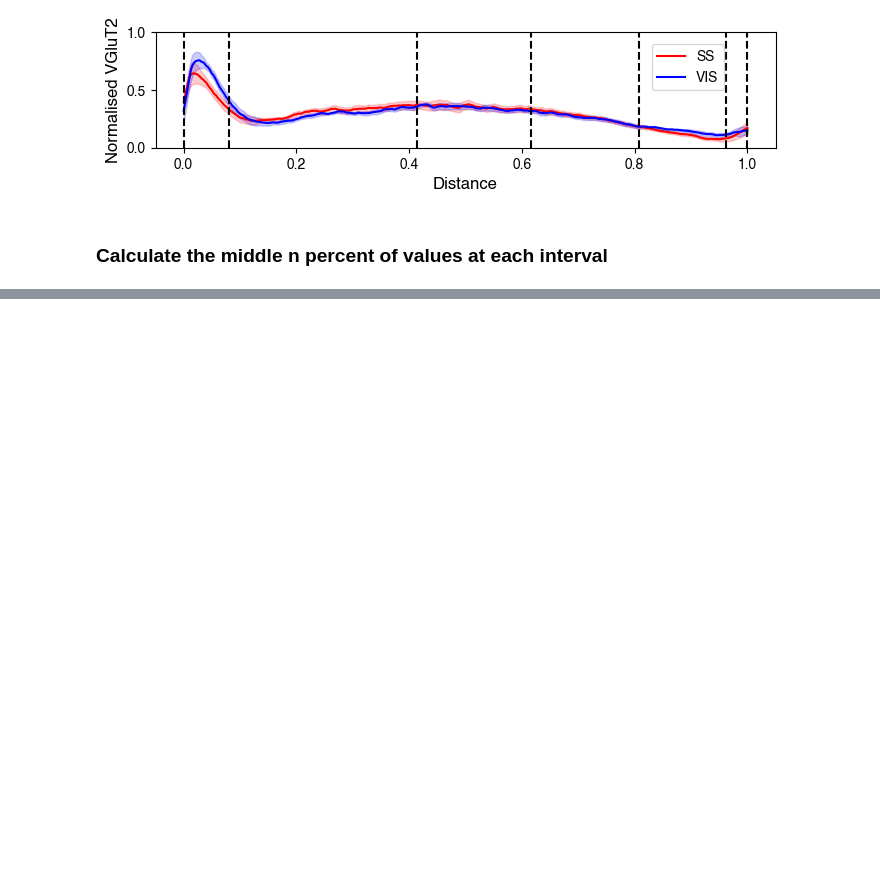
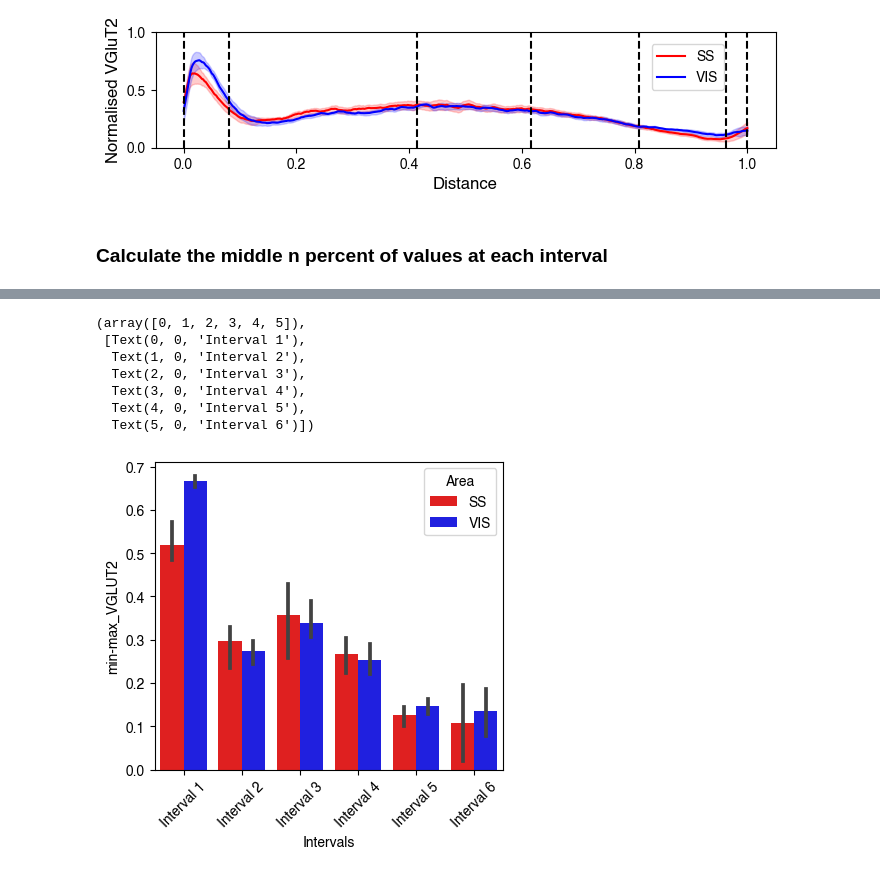
Before and after one commit to Fenlon-Suarez-Lab/histology-analyses, a Jupyter notebook: Suarez-VGLUT2-2023/VGLUT2-analysis-notebook.ipynb, the cells around one changed output, grey strips where cells are left out. Drawn from its saved outputs; the diff is of its cells as text; code cells hidden in the pictures; blank space fills up the shorter version.

```diff
--- a/Suarez-VGLUT2-2023/VGLUT2-analysis-notebook.ipynb
+++ b/Suarez-VGLUT2-2023/VGLUT2-analysis-notebook.ipynb
@@ -341,0 +344,13 @@ result_middle_40.groupby(["Intervals","Area"]).mean()
+# %%
+fig = plt.figure(figsize=(4.5,4))
+sns.barplot(x = 'Intervals', y = 'min-max_VGLUT2', hue = 'Area', data = result_middle_40, palette = pal)
+plt.xticks(rotation=45)
+# %% [output]
+(array([0, 1, 2, 3, 4, 5]),
+ [Text(0, 0, 'Interval 1'),
+  Text(1, 0, 'Interval 2'),
+  Text(2, 0, 'Interval 3'),
+  Text(3, 0, 'Interval 4'),
+  Text(4, 0, 'Interval 5'),
+  Text(5, 0, 'Interval 6')])
+[figure, added]
```
Also changed, not shown: parts of 2 cells of this notebook, 8 other files.
